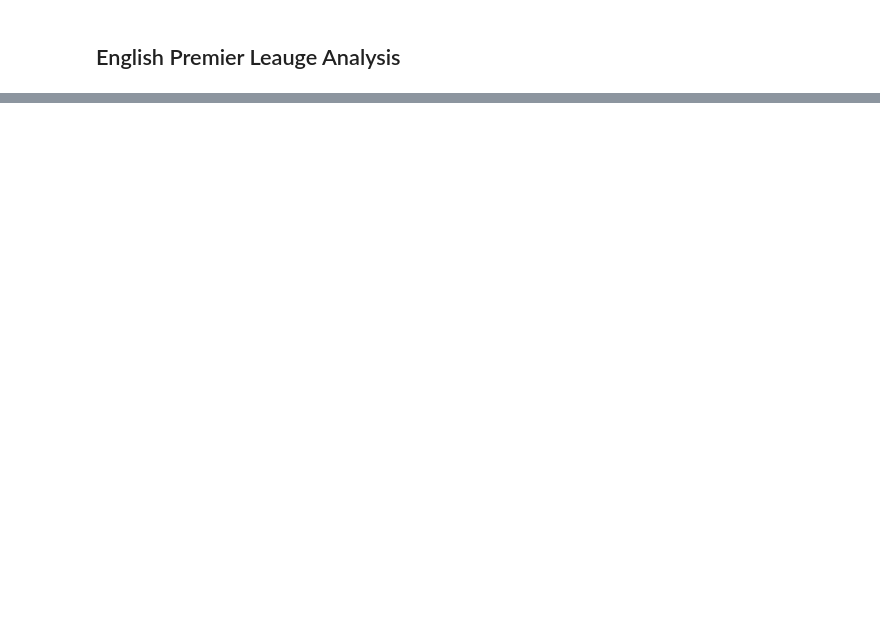
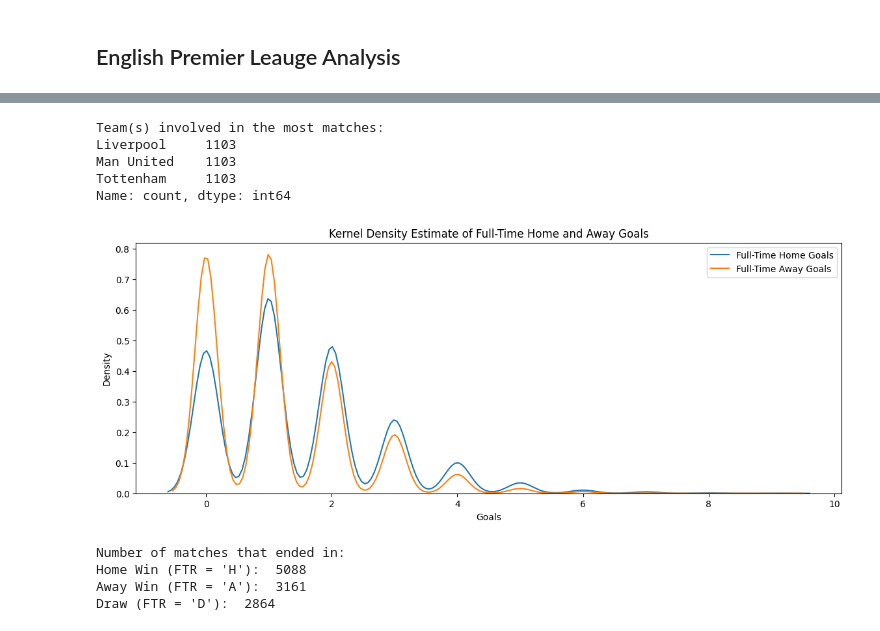
Before and after one commit to ilovedata6/premier_leauge_analysis, a Jupyter notebook: premier_leauge_analysis.ipynb, the cells around one changed output, grey strips where cells are left out. Cells and saved outputs as stored; diff of their text form; code cells hidden in the pictures; blank space fills up the shorter version.

```diff
--- a/premier_leauge_analysis.ipynb
+++ b/premier_leauge_analysis.ipynb
@@ -25,0 +82,4 @@ Index(['Season', 'DateTime', 'HomeTeam', 'AwayTeam', 'FTHG', 'FTAG', 'FTR',
+# %%
+# Changing the datatype of DateTime column from object to datetime64[ns]
+
+epl['DateTime'] = pd.to_datetime(epl['DateTime'])
@@ -25,0 +132,47 @@ Index(['Season', 'DateTime', 'HomeTeam', 'AwayTeam', 'FTHG', 'FTAG', 'FTR',
+# %%
+# Which teams were involved in the most matches?
+
+home_team_matches = epl['HomeTeam'].value_counts()
+
+away_team_matches = epl['AwayTeam'].value_counts()
+away_team_matches
+
+most_matches = home_team_matches.add(away_team_matches,fill_value=0)
+
+most_team_involvment = most_matches[most_matches==most_matches.max()]
+
+print("Team(s) involved in the most matches:")
+print(most_team_involvment)
+# %% [output]
+Team(s) involved in the most matches:
+Liverpool     1103
+Man United    1103
+Tottenham     1103
+Name: count, dtype: int64
+# %%
+# What is the distribution of full-time home goals (FTHG) and away goals (FTAG)?
+
+plt.figure(figsize=(14,5))
+sns.kdeplot(data=epl['FTHG'], label='Full-Time Home Goals')
+sns.kdeplot(data=epl['FTAG'], label='Full-Time Away Goals')
+plt.xlabel('Goals')
+plt.ylabel('Density')
+plt.title('Kernel Density Estimate of Full-Time Home and Away Goals')
+plt.legend()
+plt.show()
+# %% [output]
+[figure, added]
+# %%
+# How many matches ended in a home win (FTR = 'H'), away win (FTR = 'A'), or draw (FTR = 'D')?
+
+result_counts = epl['FTR'].value_counts()
+
+print("Number of matches that ended in:")
+print("Home Win (FTR = 'H'): ", result_counts['H'])
+print("Away Win (FTR = 'A'): ", result_counts['A'])
+print("Draw (FTR = 'D'): ", result_counts['D'])
+# %% [output]
+Number of matches that ended in:
+Home Win (FTR = 'H'):  5088
+Away Win (FTR = 'A'):  3161
+Draw (FTR = 'D'):  2864
```
Also changed, not shown: parts of 13 cells of this notebook, 1 other file.
